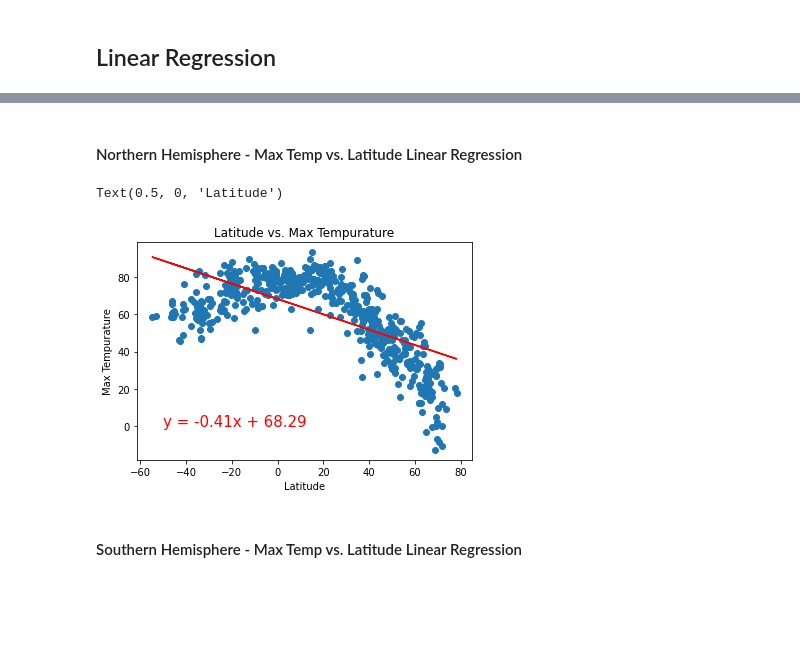
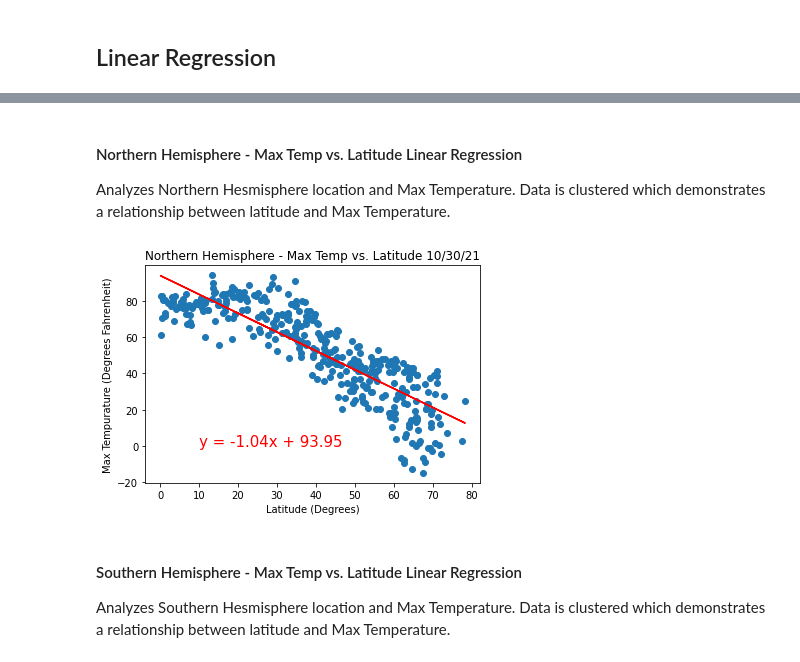
Before and after one commit to Sophstep2015/python-api-challenge, a Jupyter notebook: WeatherPy.ipynb, the cells around one changed output, grey strips where cells are left out. Drawn from its saved outputs; the diff is of its cells as text; code cells hidden in the pictures; blank space fills up the shorter version.

```diff
--- a/WeatherPy.ipynb
+++ b/WeatherPy.ipynb
@@ -76,6 +78,9 @@ print(json.dumps(response, indent=4, sort_keys=True))
     }
 }
 # %%
+#Establish Counter
+counter = 0
+#Establish Lists for the datapoints needed
 city = []
 lat =[]
 lng = []
@@ -87,6 +92,7 @@ wind = []
 country = []
 date = []
 
+#Loop through data and capture elements needed for analysis append to list when data is available
 for x in cities:
     try:
         query = "http://api.openweathermap.org/data/2.5/weather?units=Imperial&APPID=" + weather_api_key + "&q=" + x
@@ -101,7 +107,11 @@ for x in cities:
         wind.append(response['wind']['speed'])
         country.append(response['sys']['country'])
         date.append(response['dt'])
+        print("Index Number", counter)
         print(x, "added")
+
+        #Add one to counter
+        counter = counter + 1
 
     except:
         print("Error found will skip")
@@ -263,28 +256,40 @@ southern_data = weather.loc[weather["Latitude"] <= 0]
+# %%
+#Seperate data into a data frame for Northern and Southern Hemispheres
+northern_data = weather.loc[weather["Latitude"] >= 0]
+southern_data = weather.loc[weather["Latitude"] <= 0]
+
+#Establish X value as Latitude for Northern Hemisphere
+nh_latitude = northern_data['Latitude']
+
+#Establish X value as Latitude for Southern Hemisphere
+sh_latitude = southern_data['Latitude']
 # %% [markdown]
 ####  Northern Hemisphere - Max Temp vs. Latitude Linear Regression
+Analyzes Northern Hesmisphere location and Max Temperature. Data is clustered which demonstrates a relationship between latitude and Max Temperature.
 # %%
-#x values
-Latitude = weather['Latitude']
-
-#y values
-m_Temp = weather['Max Temperature']
+#Establish y values
+m_Temp = northern_data['Max Temperature']
 
 #Establish Scatter Plot
-plt.scatter(Latitude, m_Temp)
-
-(slope, intercept, rvalue, pvalue, std_err) = linregress(Latitude, m_Temp)
-regress_values = Latitude * slope + intercept
+plt.scatter(nh_latitude, m_Temp)
+(slope, intercept, rvalue, pvalue, std_err) = linregress(nh_latitude, m_Temp)
+regress_values = nh_latitude * slope + intercept
 line_eq = "y = " + str(round(slope,2)) + "x + " + str(round(intercept,2))
 
+#Show Regression line and equation
+plt.plot(nh_latitude ,regress_values,"r-")
+plt.annotate(line_eq,(10,0),fontsize=15,color="red")
+
 #Chart Formating
-plt.plot(Latitude ,regress_values,"r-")
-plt.title("Latitude vs. Max Tempurature")
-plt.annotate(line_eq,(-50,0),fontsize=15,color="red")
-plt.ylabel("Max Tempurature")
-plt.xlabel("Latitude")
+plt.title("Northern Hemisphere - Max Temp vs. Latitude 10/30/21")
+plt.ylabel("Max Tempurature (Degrees Fahrenheit)")
+plt.xlabel("Latitude (Degrees)")
+
+#Save Plot as PNG
+plt.savefig("Northern Hemisphere - Max Temp vs. Latitude Regression.png")
 # %% [output]
-Text(0.5, 0, 'Latitude')
-[figure, old version]
+[figure, new version]
 # %% [markdown]
 ####  Southern Hemisphere - Max Temp vs. Latitude Linear Regression
+Analyzes Southern Hesmisphere location and Max Temperature. Data is clustered which demonstrates a relationship between latitude and Max Temperature.
 # %%
```
Also changed, not shown: parts of 41 cells of this notebook, 16 other files.
